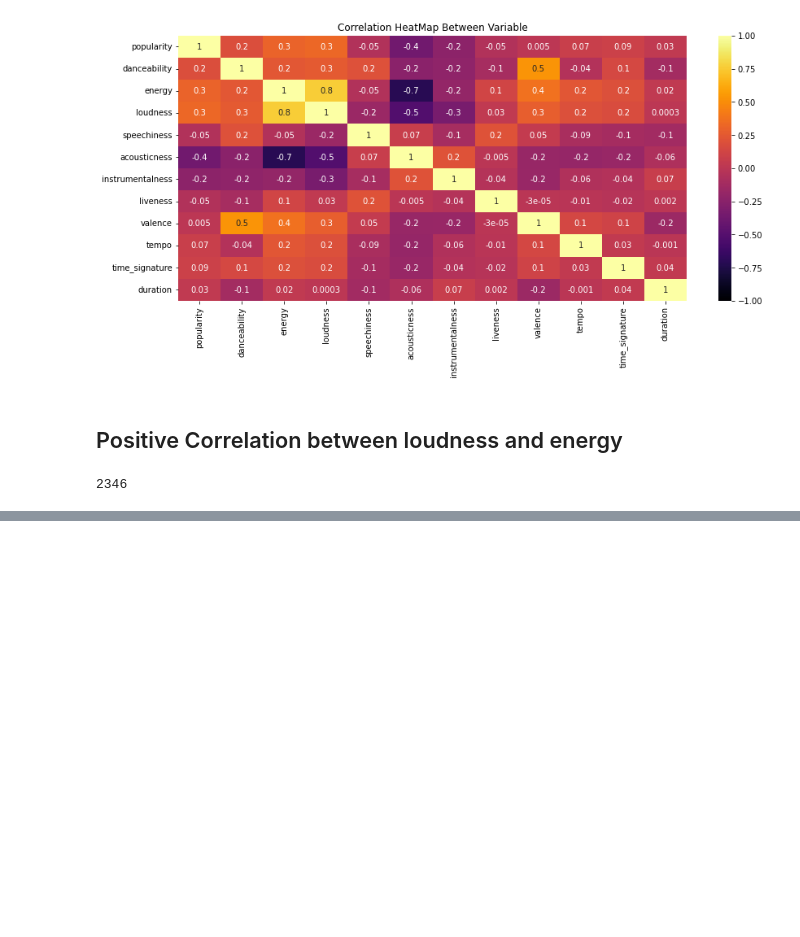
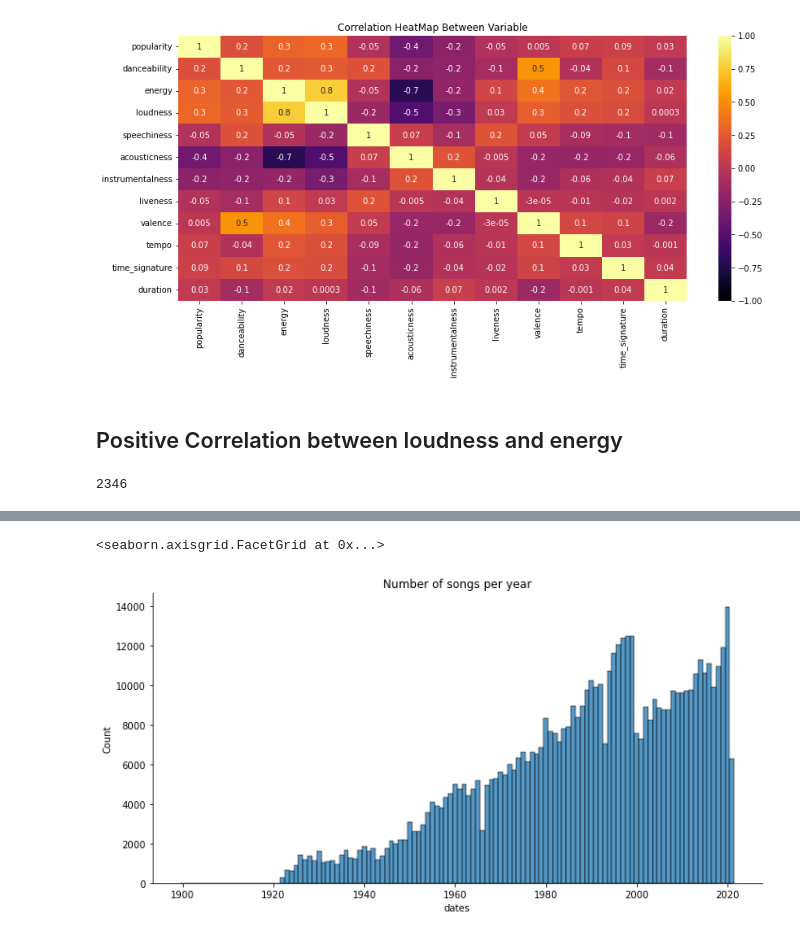
Before and after one commit to caaturday/Spotify-Project, a Jupyter notebook: Spotify Project.ipynb, the cells around one changed output, grey strips where cells are left out. Drawn from its saved outputs; the diff is of its cells as text; code cells hidden in the pictures; blank space fills up the shorter version.

```diff
--- a/Spotify Project.ipynb
+++ b/Spotify Project.ipynb
@@ -189,0 +190,9 @@ sns.regplot(data = sample_df, y = 'popularity', x = 'acousticness', color = 'blu
+# %%
+df_tracks['dates'] = df_tracks.index.get_level_values('release_date')
+df_tracks.dates = pd.to_datetime(df_tracks.dates)
+years = df_tracks.dates.dt.year
+# %%
+sns.displot(years, discrete=True, aspect=2, height=5, kind='hist').set(title='Number of songs per year')
+# %% [output]
+<seaborn.axisgrid.FacetGrid at 0x...>
+[figure, added]
```
Also changed, not shown: parts of 6 cells of this notebook.
